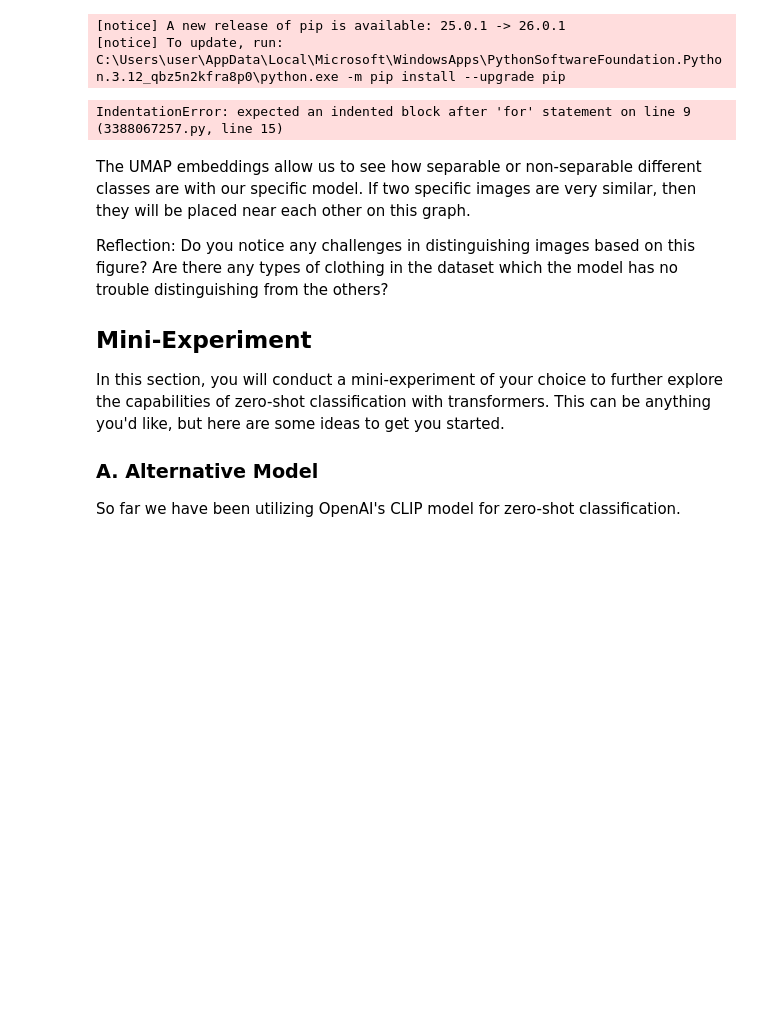
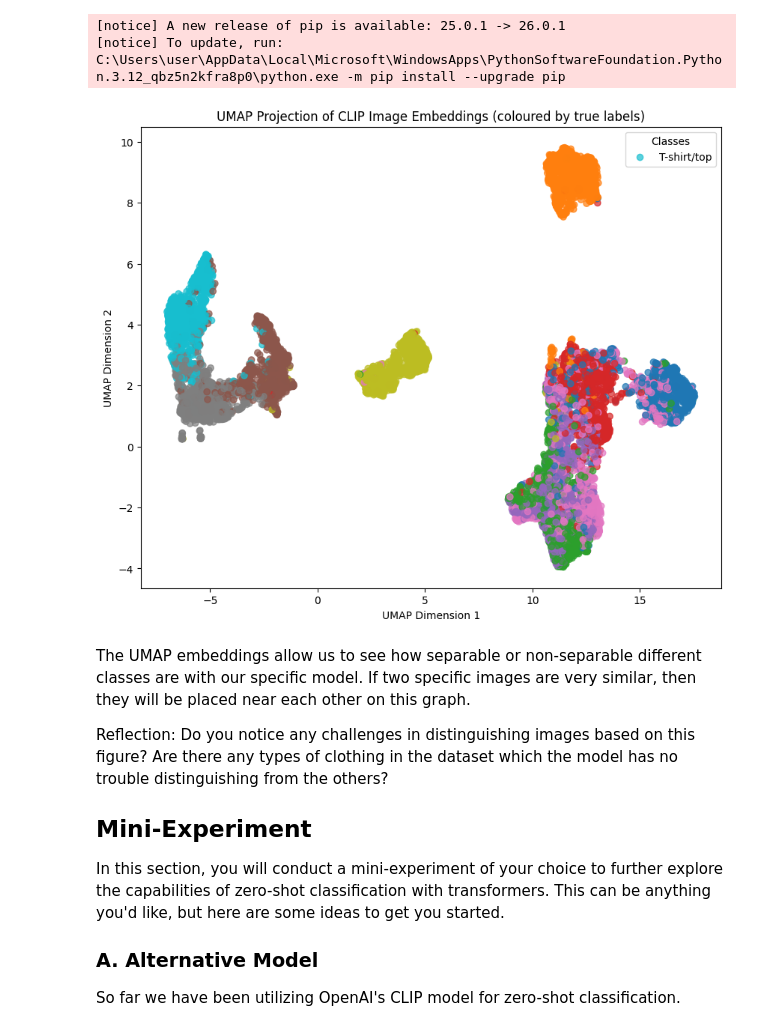
Before and after one commit to akorade/deep_learning, a Jupyter notebook: 02_activities/assignments/assignment_2.ipynb, the cells around one changed output. Saved outputs shown, nothing was run; the diff lists cells and outputs as text; code cells hidden in the pictures; blank space fills up the shorter version.

Commit message:
Update notebook cell outputs and execution count
Replace a cell's error traceback with actual runtime stdout/stderr warnings (sklearn deprecation, UMAP user warning, MatplotlibDeprecationWarning), add the cell's PNG image output, and increment execution_count from 37 to 39. This is an outputs-only change to the Jupyter notebook; no source code logic was modified.

```diff
--- a/02_activities/assignments/assignment_2.ipynb
+++ b/02_activities/assignments/assignment_2.ipynb
@@ -410,34 +410,40 @@ Successfully installed pynndescent-0.6.0 umap-learn-0.5.11
 # %%
 from umap import UMAP
 
 # ------------------------------------------------------------
 # 1. Collect image embeddings
 # ------------------------------------------------------------
 all_img_emb = []
 all_labels  = []
 
 for pixel_values, labels in test_loader:
+    image_feats = get_image_embeddings(pixel_values)      # (B, D) tensor
+    all_img_emb.append(image_feats.cpu().numpy())         # store per batch
+    all_labels.append(labels.cpu().numpy())
 
+all_img_emb = np.concatenate(all_img_emb, axis=0)         # (N, D)
+all_labels = np.concatenate(all_labels, axis=0)           # (N,)
 
 # ------------------------------------------------------------
 # 2. Fit UMAP
 # ------------------------------------------------------------
 umap = UMAP(n_components=2, random_state=42)
 img_emb_2d = umap.fit_transform(all_img_emb)
+
 
 
 # ------------------------------------------------------------
 # 3. Plot coloured by ground-truth label
 # ------------------------------------------------------------
 plt.figure(figsize=(10, 8))
 scatter = plt.scatter(img_emb_2d[:, 0], img_emb_2d[:, 1], c=all_labels, cmap='tab10', alpha=0.7)
 plt.legend(*scatter.legend_elements(), title="Classes", labels=CLASS_NAMES)
 plt.title("UMAP Projection of CLIP Image Embeddings (coloured by true labels)")
 plt.xlabel("UMAP Dimension 1")
 plt.ylabel("UMAP Dimension 2")
 plt.show()
 # %% [output]
-IndentationError: expected an indented block after 'for' statement on line 9 (3388067257.py, line 15)
+[figure, added]
 # %% [markdown]
 The UMAP embeddings allow us to see how separable or non-separable different classes are with our specific model. If two specific images are very similar, then they will be placed near each other on this graph.
 
```
